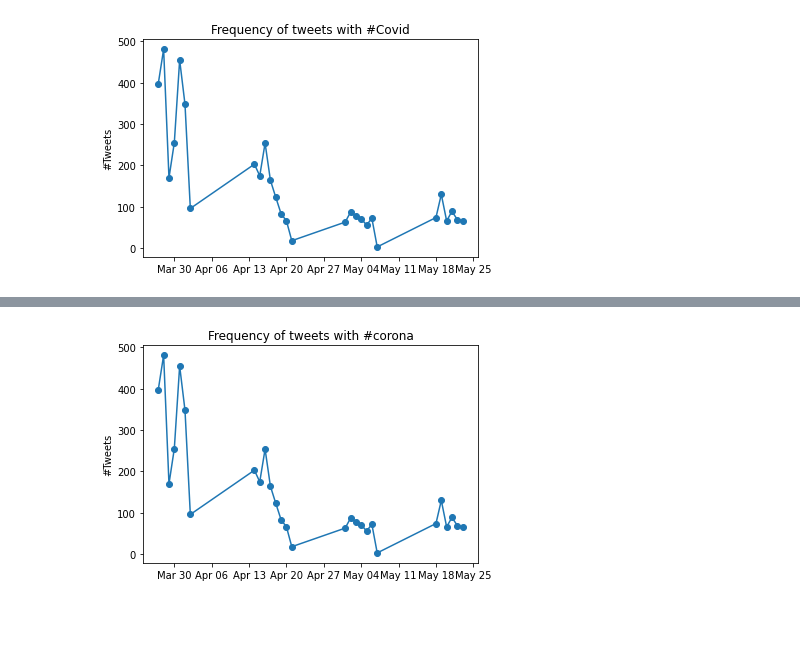
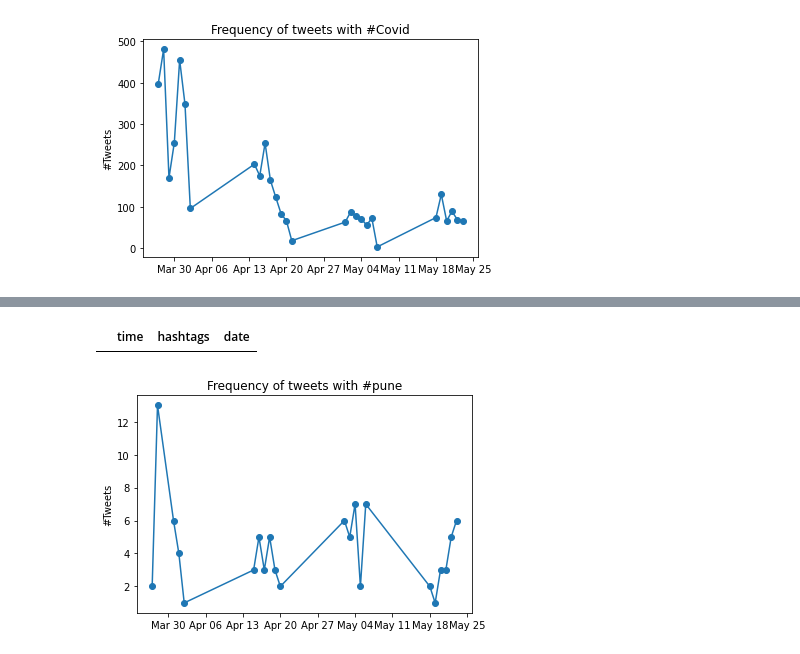
Before and after one commit to ekdnam/Covid-19, a Jupyter notebook: get_data/IMBEYONCEALWAYS.ipynb, the cells around one changed output, grey strips where cells are left out. Cells and saved outputs as stored; diff of their text form; code cells hidden in the pictures; blank space fills up the shorter version.

```diff
--- a/get_data/IMBEYONCEALWAYS.ipynb
+++ b/get_data/IMBEYONCEALWAYS.ipynb
@@ -392,7 +411,7 @@ ax.xaxis.set_major_formatter(mdates.DateFormatter('%b %d'));
 # %% [output]
 [figure]
 # %%
-def plot_frequency_of_tweets(hashtag: str, df: pd.DataFrame()):
+def plot_frequency_of_tweets(hashtag: str, df: pd.DataFrame(), save= False, filename=None):
     temp = df[df.hashtag == hashtag]
     temp = temp.groupby(['date_datetime']).size()
     fig, ax = plt.subplots()
@@ -401,4 +420,10 @@ def plot_frequency_of_tweets(hashtag: str, df: pd.DataFrame()):
     ax.set_title(f'Frequency of tweets with #{hashtag}')
     ax.xaxis.set_major_locator(mdates.WeekdayLocator(byweekday=mdates.MONDAY))
     ax.xaxis.set_major_formatter(mdates.DateFormatter('%b %d'));
+    if save:
+        if filename is not None:
+            plt.savefig(filename)
+        else:
+            filepath='customPlots\\hashtags\\'+hashtag
+            plt.savefig(filepath)
     return fig
@@ -405,4 +542,8 @@ def plot_frequency_of_tweets(hashtag: str, df: pd.DataFrame()):
+# %%
+get_date_data(date='2020-05-02', df=split_df, column_name='date')
+# %% [output]
+|  | time | hashtags | date |
 # %%
-fig = plot_frequency_of_tweets(hashtag='corona', df=time_df)
+fig = plot_frequency_of_tweets(hashtag='pune', df=time_df)
 # %% [output]
-[figure, old version]
+[figure, new version]
```
Also changed, not shown: parts of 38 cells of this notebook, 17 other files.
